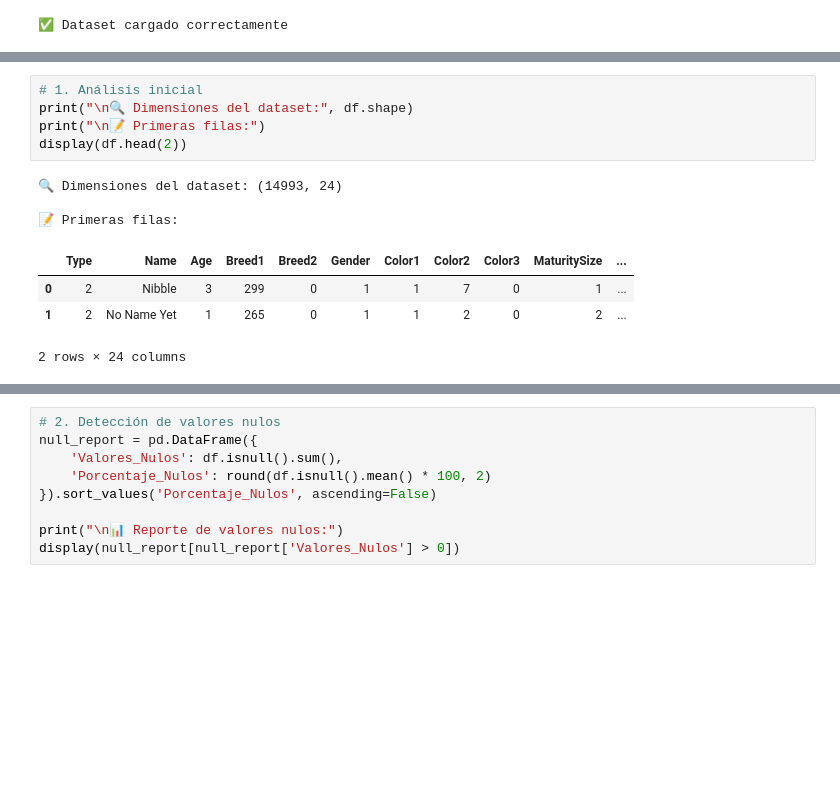
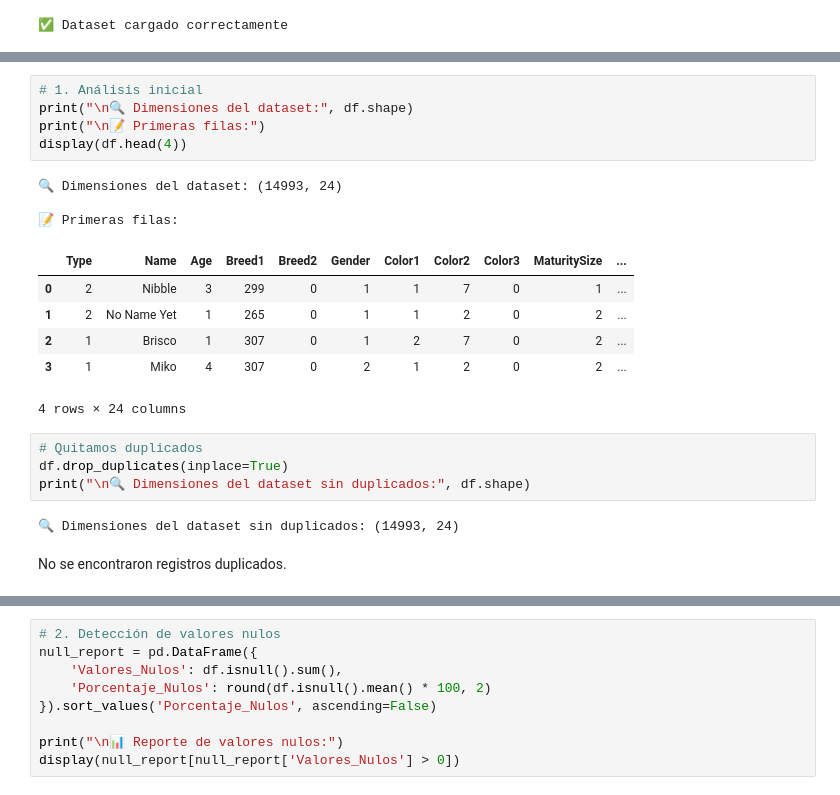
Before and after one commit to AraneoA/UA_MDM_Labo2, a Jupyter notebook: notebooks/preprocessing/analisis_nulos.ipynb, the cells around one changed output, grey strips where cells are left out. Saved outputs shown, nothing was run; the diff lists cells and outputs as text; blank space fills up the shorter version.

```diff
--- a/notebooks/preprocessing/analisis_nulos.ipynb
+++ b/notebooks/preprocessing/analisis_nulos.ipynb
@@ -21,13 +186,23 @@ except FileNotFoundError:
 # %%
 # 1. Análisis inicial
 print("\n🔍 Dimensiones del dataset:", df.shape)
 print("\n📝 Primeras filas:")
-display(df.head(2))
+display(df.head(4))
 # %% [output]
 🔍 Dimensiones del dataset: (14993, 24)
 
 📝 Primeras filas:
 |  | Type | Name | Age | Breed1 | Breed2 | Gender | Color1 | Color2 | Color3 | MaturitySize | ... |
 | 0 | 2 | Nibble | 3 | 299 | 0 | 1 | 1 | 7 | 0 | 1 | ... |
 | 1 | 2 | No Name Yet | 1 | 265 | 0 | 1 | 1 | 2 | 0 | 2 | ... |
+| 2 | 1 | Brisco | 1 | 307 | 0 | 1 | 2 | 7 | 0 | 2 | ... |
+| 3 | 1 | Miko | 4 | 307 | 0 | 2 | 1 | 2 | 0 | 2 | ... |
-2 rows × 24 columns
+4 rows × 24 columns
+# %%
+# Quitamos duplicados
+df.drop_duplicates(inplace=True)
+print("\n🔍 Dimensiones del dataset sin duplicados:", df.shape)
+# %% [output]
+🔍 Dimensiones del dataset sin duplicados: (14993, 24)
+# %% [markdown]
+No se encontraron registros duplicados.
```
Also changed, not shown: parts of 14 cells of this notebook, 5 other files.
